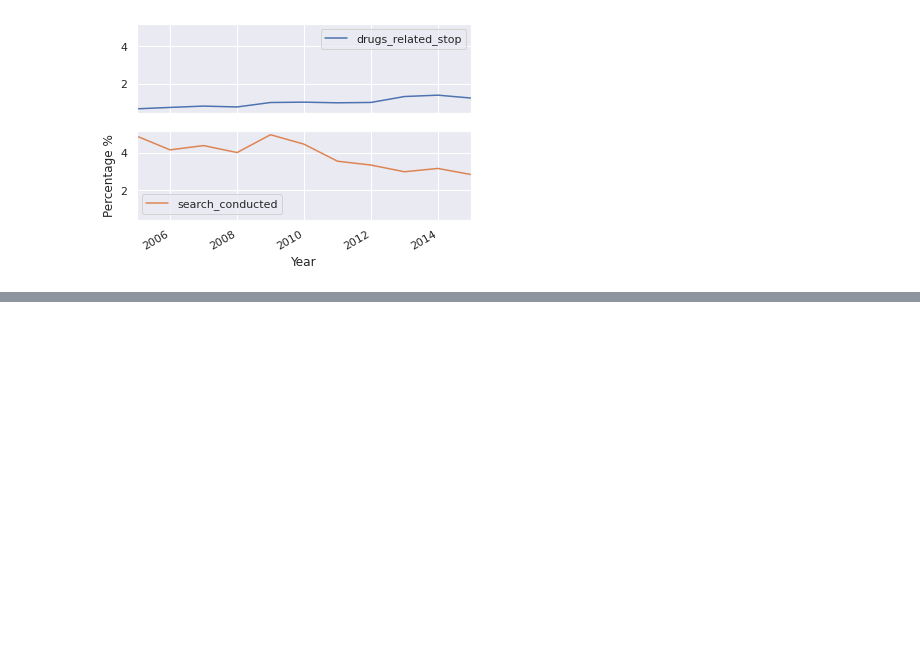
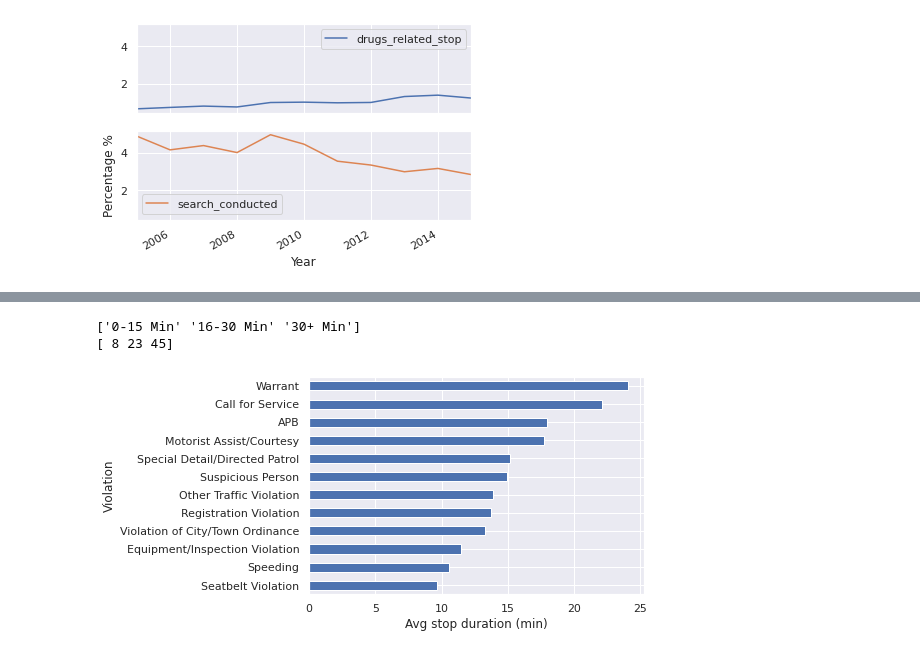
Before and after one commit to jafar-albadarneh/data-science-pot, a Jupyter notebook: Analyzing_Police_Activity.ipynb, the cells around one changed output, grey strips where cells are left out. Saved outputs shown, nothing was run; the diff lists cells and outputs as text; code cells hidden in the pictures; blank space fills up the shorter version.

```diff
--- a/Analyzing_Police_Activity.ipynb
+++ b/Analyzing_Police_Activity.ipynb
@@ -228,0 +253,20 @@ plt.show()
+# %%
+#print the unique values of stop durations
+print(data.stop_duration.unique())
+# create mapping dictionary with mean values
+mapping = {'0-15 Min' : 8, '16-30 Min': 23, '30+ Min': 45}
+# map into new column
+data['stop_minutes'] = data.stop_duration.map(mapping)
+print(data.stop_minutes.unique())
+# %% [output]
+['0-15 Min' '16-30 Min' '30+ Min']
+[ 8 23 45]
+# %%
+# Mean stop minutes for each violation
+violation_lengths = data.groupby('violation_raw').stop_minutes.mean().sort_values()
+violation_lengths.plot(kind='barh')
+plt.ylabel('Violation')
+plt.xlabel('Avg stop duration (min)')
+plt.show()
+# %% [output]
+[figure, added]
```
Also changed, not shown: parts of 6 cells of this notebook.
